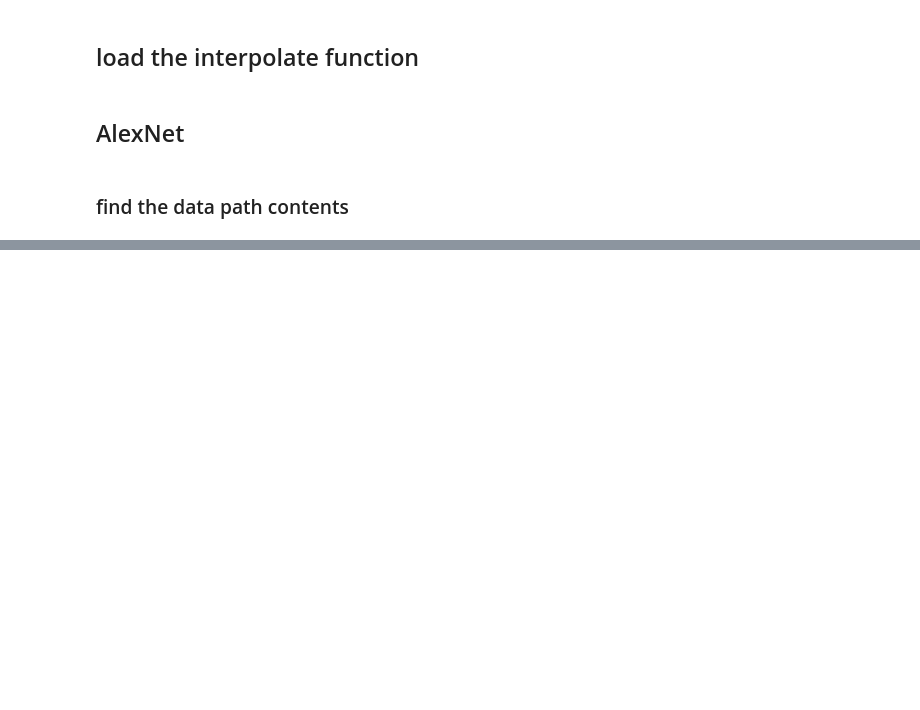
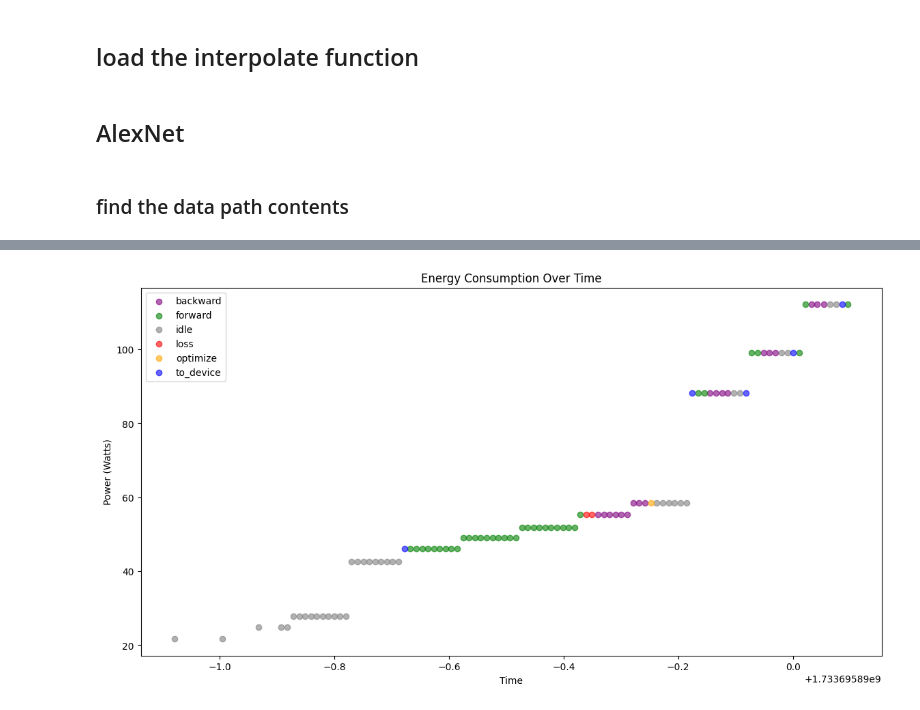
Before and after one commit to dtjgp/GreenAI, a Jupyter notebook: 3080/energy_consumption.ipynb, the cells around one changed output, grey strips where cells are left out. Cells and saved outputs as stored; diff of their text form; code cells hidden in the pictures; blank space fills up the shorter version.

Commit message:
update the analysis data

```diff
--- a/3080/energy_consumption.ipynb
+++ b/3080/energy_consumption.ipynb
@@ -141,0 +126,9 @@ energy_data[energy_data['timestamp'] == 1733695889.320734]
+# %%
+# create energy consumption data to save each step energy consumption
+# use the ndarray to save the data, the shape is the same as the original data with the shape[2] changed to 3
+# the first two value is the start time and end time, the third value is the energy consumption
+to_device_energy = np.zeros((to_device.shape[0], to_device.shape[1], 3))
+forward_energy = np.zeros((forward.shape[0], forward.shape[1], 3))
+loss_energy = np.zeros((loss.shape[0], loss.shape[1], 3))
+backward_energy = np.zeros((backward.shape[0], backward.shape[1], 3))
+optimize_energy = np.zeros((optimize.shape[0], optimize.shape[1], 3))
@@ -141,0 +207,37 @@ energy_data[energy_data['timestamp'] == 1733695889.320734]
+# %%
+# Plot the energy consumption data with step labels
+# plot the first 100 data, plot the energy consumption data of the first 100 data, and use different colors to represent different steps
+# the first column name is timestamp, the second column name is power_in_watts, the third column name is step
+# we need to match each step with different colors
+def plot_energy_consumption(labeled_energy_data, title='Energy Consumption Over Time'):
+    # Create a figure and axis
+    fig, ax = plt.subplots(figsize=(14, 7))
+
+    # Define the colors for each step
+    step_colors = {
+        'idle': 'gray',
+        'to_device': 'blue',
+        'forward': 'green',
+        'loss': 'red',
+        'backward': 'purple',
+        'optimize': 'orange'
+    }
+
+    # Plot the energy consumption data using scatter
+    for step, data in labeled_energy_data.groupby('step'):
+        ax.plot(data['timestamp'], data['power_in_watts'], color=step_colors[step], label=step, alpha=0.6)
+
+    # Set the title and labels
+    ax.set_title(title)
+    ax.set_xlabel('Time')
+    ax.set_ylabel('Power (Watts)')
+
+    # Display the legend
+    ax.legend()
+
+    # Display the plot
+    plt.show()
+# %%
+plot_energy_consumption(labeled_energy_data[:100])
+# %% [output]
+[figure, added]
```
Also changed, not shown: parts of 11 cells of this notebook, 3 other files.
